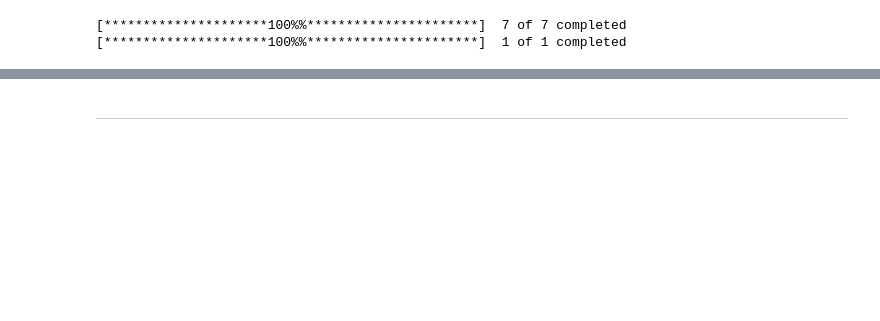
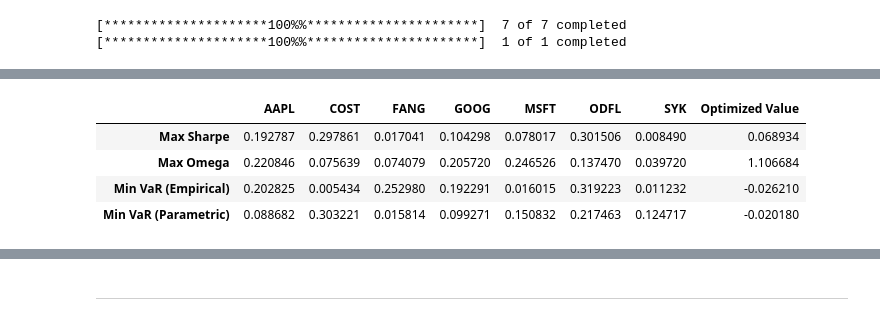
Before and after one commit to Luis1Soto/Asset_Allocation, a Jupyter notebook: asset_allocation.ipynb, the cells around one changed output, grey strips where cells are left out. Drawn from its saved outputs; the diff is of its cells as text; code cells hidden in the pictures; blank space fills up the shorter version.

```diff
--- a/asset_allocation.ipynb
+++ b/asset_allocation.ipynb
@@ -44,0 +43,8 @@ Asset_allocator.run_SLSQP_optimizations()
+# %%
+Asset_allocator.Optimize_Portfolio(method = "Genetic", population_size=100, generations=200, crossover_rate=0.7, mutation_rate=0.1)
+# %% [output]
+|  | AAPL | COST | FANG | GOOG | MSFT | ODFL | SYK | Optimized Value |
+| Max Sharpe | 0.192787 | 0.297861 | 0.017041 | 0.104298 | 0.078017 | 0.301506 | 0.008490 | 0.068934 |
+| Max Omega | 0.220846 | 0.075639 | 0.074079 | 0.205720 | 0.246526 | 0.137470 | 0.039720 | 1.106684 |
+| Min VaR (Empirical) | 0.202825 | 0.005434 | 0.252980 | 0.192291 | 0.016015 | 0.319223 | 0.011232 | -0.026210 |
+| Min VaR (Parametric) | 0.088682 | 0.303221 | 0.015814 | 0.099271 | 0.150832 | 0.217463 | 0.124717 | -0.020180 |
```
Also changed, not shown: parts of 13 cells of this notebook, 1 other file.
